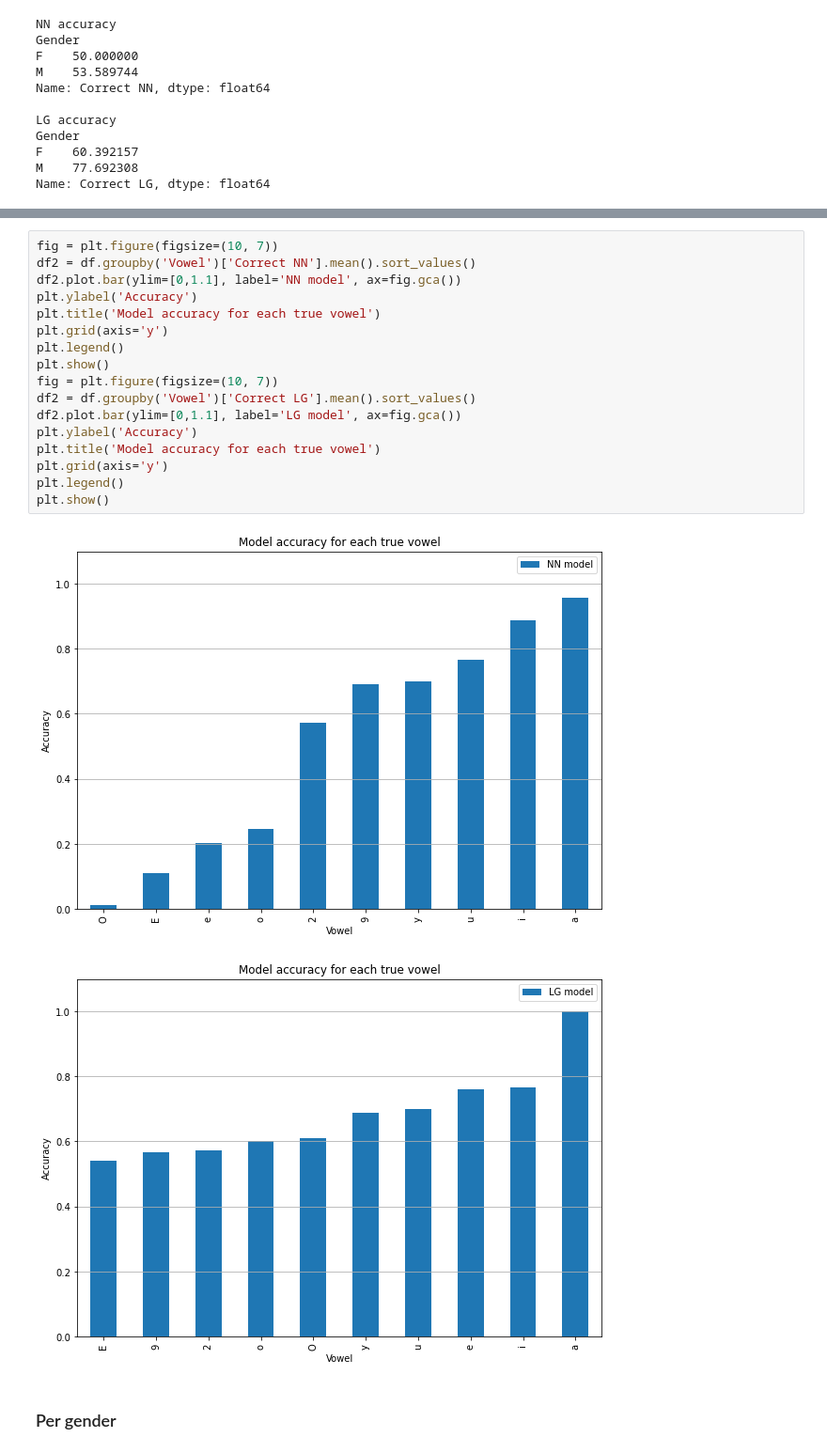
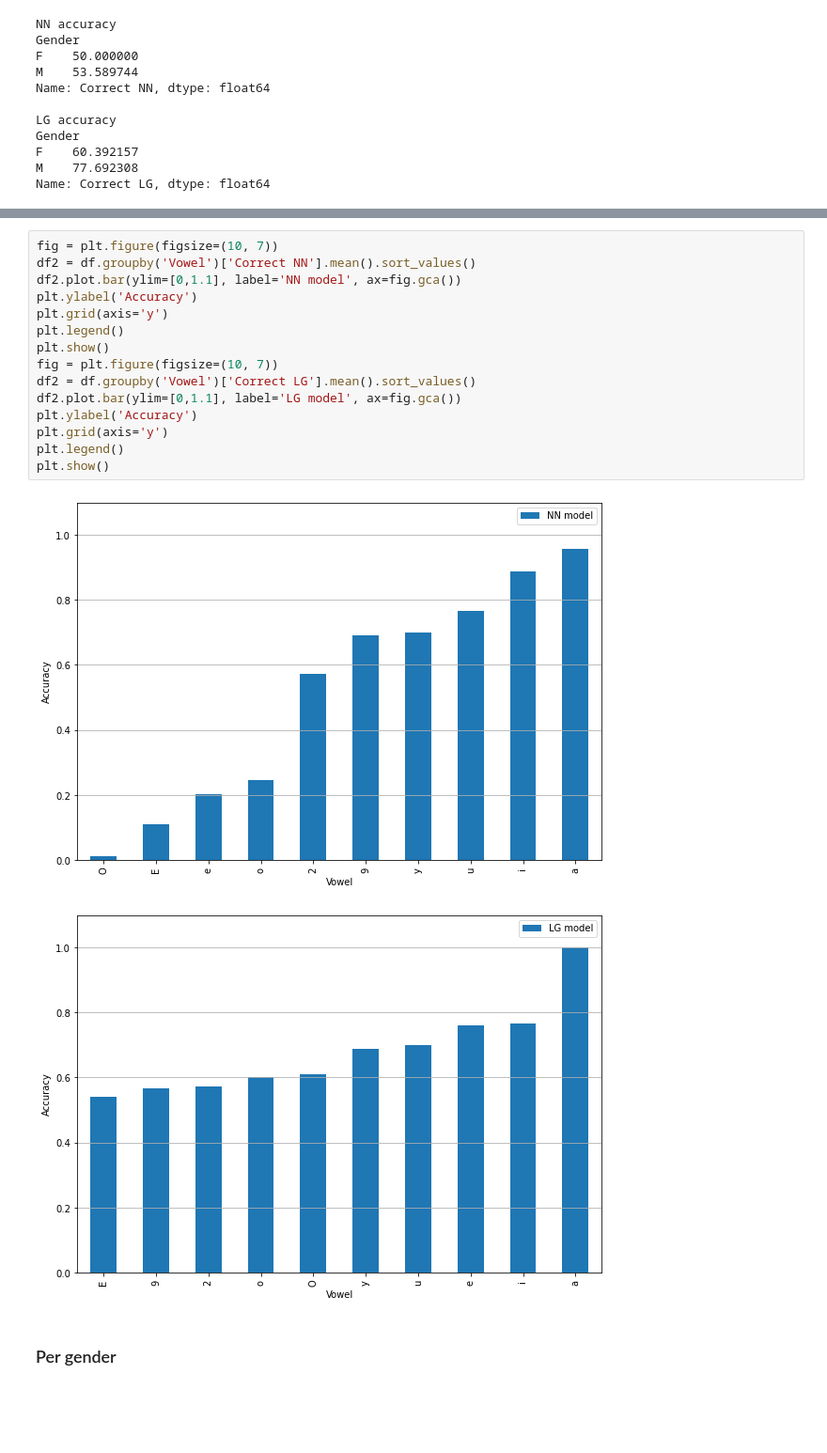
Before and after one commit to himsoklong/Vowel_Tuner, a Jupyter notebook: Code/results_exploration.ipynb, the cells around one changed output, grey strips where cells are left out. Shown at 94% size. Drawn from its saved outputs; the diff is of its cells as text; blank space fills up the shorter version.

```diff
--- a/Code/results_exploration.ipynb
+++ b/Code/results_exploration.ipynb
@@ -123,23 +122,21 @@ plt.show()
 # %%
 fig = plt.figure(figsize=(10, 7))
 df2 = df.groupby('Vowel')['Correct NN'].mean().sort_values()
 df2.plot.bar(ylim=[0,1.1], label='NN model', ax=fig.gca())
 plt.ylabel('Accuracy')
-plt.title('Model accuracy for each true vowel')
 plt.grid(axis='y')
 plt.legend()
 plt.show()
 fig = plt.figure(figsize=(10, 7))
 df2 = df.groupby('Vowel')['Correct LG'].mean().sort_values()
 df2.plot.bar(ylim=[0,1.1], label='LG model', ax=fig.gca())
 plt.ylabel('Accuracy')
-plt.title('Model accuracy for each true vowel')
 plt.grid(axis='y')
 plt.legend()
 plt.show()
 # %% [output]
-[figure, old version]
+[figure, new version]
-[figure, old version]
+[figure, new version]
 # %% [markdown]
 ### Per gender
 # %%
```
Also changed, not shown: parts of 21 cells of this notebook, 6 other files.
